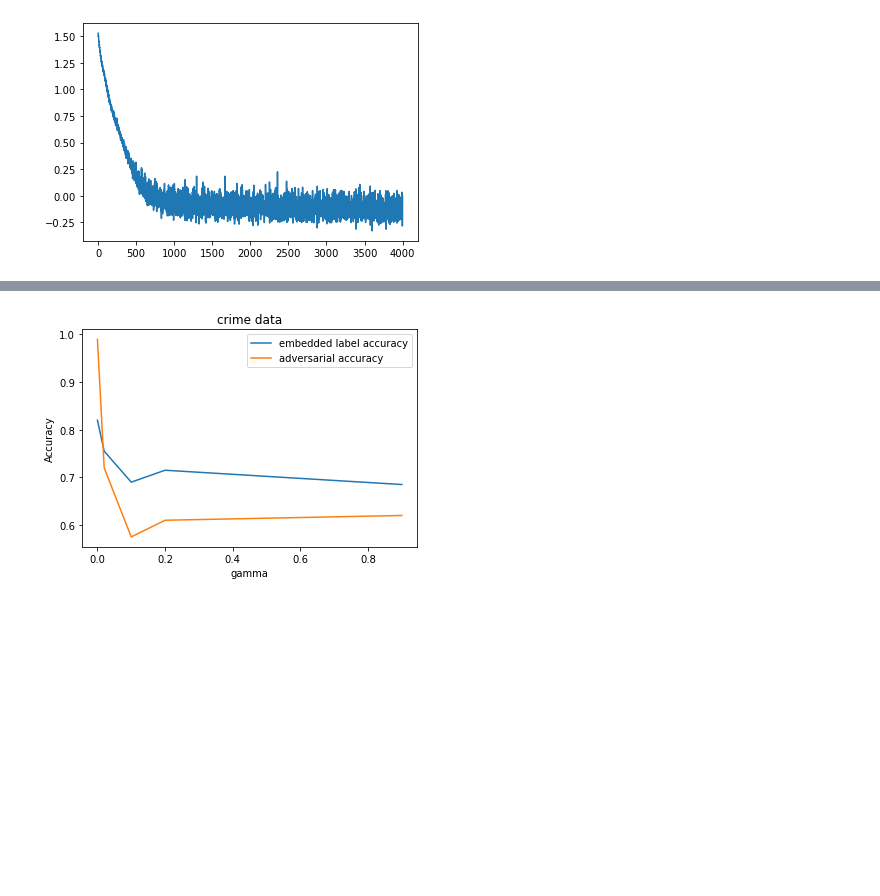
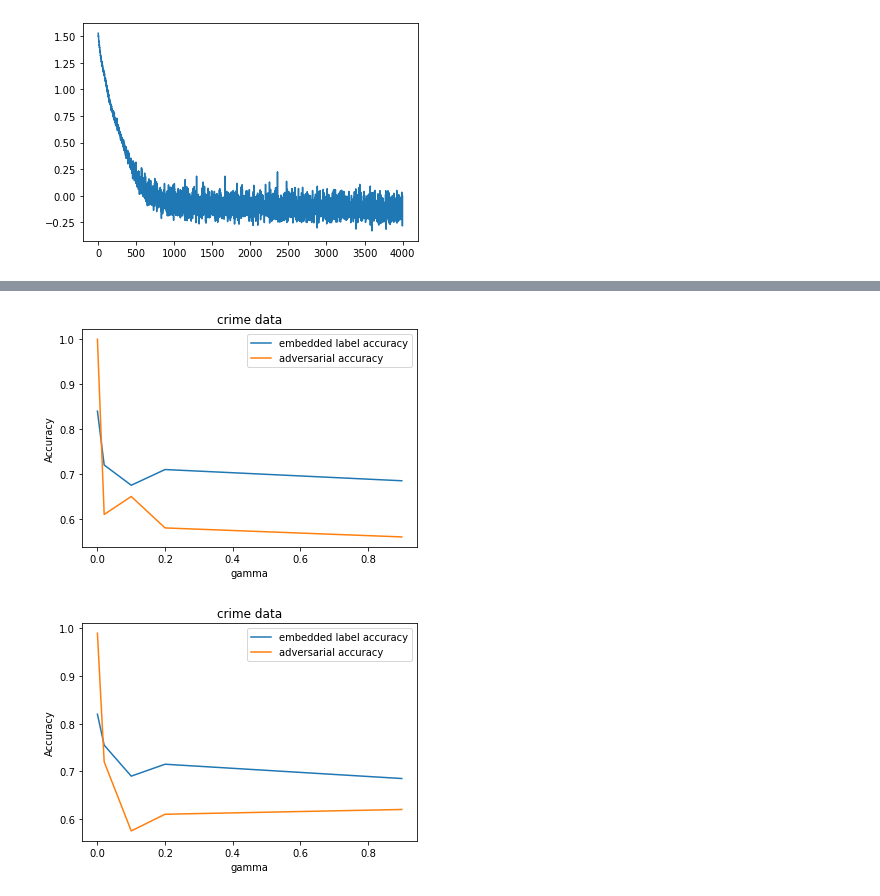
Before and after one commit to jtamanas/FNF4HEP, a Jupyter notebook: CrimeExample.ipynb, the cells around one changed output, grey strips where cells are left out. Saved outputs shown, nothing was run; the diff lists cells and outputs as text; code cells hidden in the pictures; blank space fills up the shorter version.

```diff
--- a/CrimeExample.ipynb
+++ b/CrimeExample.ipynb
@@ -205,19 +207,26 @@ plt.show()
 # %%
 with torch.no_grad():
     embedded_data_train, _ = probability_flow._transform(data_train, context_train)
+    embedded_data_val,_ = probability_flow._transform(data_val, context_val)
     embedded_data_test, _ = probability_flow._transform(data_test, context_test)
 embedded_data_set_labels_train = TensorDataset(embedded_data_train, labels_train.squeeze()) #For label classifier, use data and labels but not context
 embedded_data_generator_labels_train = torch.utils.data.DataLoader(embedded_data_set_labels_train, **params)
 
+embedded_data_set_labels_val = TensorDataset(embedded_data_val, labels_val.squeeze()) #For adversairal classifier, use data and context but not labels
+embedded_data_generator_labels_val = torch.utils.data.DataLoader(embedded_data_set_labels_val, **params)
+
+embedded_data_set_context_val = TensorDataset(embedded_data_val, context_val.squeeze()) #For adversairal classifier, use data and context but not labels
+embedded_data_generator_context_val = torch.utils.data.DataLoader(embedded_data_set_context_val, **params)
+
 embedded_data_set_context_train = TensorDataset(embedded_data_train, context_train.squeeze()) #For adversairal classifier, use data and context but not labels
 embedded_data_generator_context_train = torch.utils.data.DataLoader(embedded_data_set_context_train, **params)
 # %%
 #Get label and adversarial accuracy on embedded data (gamma = 0.5)
 label_classifier = BinaryClassifier(data_dim=embedded_data_train.shape[-1])
-label_classifier.fit(embedded_data_generator_labels_train)
+label_classifier.fit(embedded_data_generator_labels_train, embedded_data_generator_labels_val)
 
 adversarial_classifier = BinaryClassifier(data_dim=embedded_data_train.shape[-1])
-adversarial_classifier.fit(embedded_data_generator_context_train)
+adversarial_classifier.fit(embedded_data_generator_context_train, embedded_data_generator_context_val)
 
 probability_embedded_label_acc = label_classifier.accuracy(embedded_data_test, labels_test.squeeze())
 probability_adv_acc = adversarial_classifier.accuracy(embedded_data_test, context_test.squeeze())
@@ -305,19 +289,26 @@ for prob_flow in prob_flows:
 
     with torch.no_grad():
         embedded_data_train, _ = prob_flow._transform(data_train, context_train)
+        embedded_data_val, _ = prob_flow._transform(data_val, context_val)
         embedded_data_test, _ = prob_flow._transform(data_test, context_test)
 
     embedded_data_set_labels_train = TensorDataset(embedded_data_train, labels_train.squeeze()) #For label classifier, use data and labels but not context
     embedded_data_generator_labels_train = torch.utils.data.DataLoader(embedded_data_set_labels_train, **params)
 
+    embedded_data_set_labels_val = TensorDataset(embedded_data_val, labels_val.squeeze())
+    embedded_data_generator_labels_val = torch.utils.data.DataLoader(embedded_data_set_labels_val, **params)
+
+    embedded_data_set_context_val = TensorDataset(embedded_data_val, context_val.squeeze())
+    embedded_data_generator_context_val = torch.utils.data.DataLoader(embedded_data_set_context_val, **params)
+
     embedded_data_set_context_train = TensorDataset(embedded_data_train, context_train.squeeze()) #For adversairal classifier, use data and context but not labels
     embedded_data_generator_context_train = torch.utils.data.DataLoader(embedded_data_set_context_train, **params)
 
     label_classifier = BinaryClassifier(data_dim=embedded_data_train.shape[-1])
-    label_classifier.fit(embedded_data_generator_labels_train)
+    label_classifier.fit(embedded_data_generator_labels_train, embedded_data_set_labels_val)
 
     adversarial_classifier = BinaryClassifier(data_dim=embedded_data_train.shape[-1])
-    adversarial_classifier.fit(embedded_data_generator_context_train)
+    adversarial_classifier.fit(embedded_data_generator_context_train,embedded_data_set_context_val)
 
     probability_embedded_label_acc = label_classifier.accuracy(embedded_data_test, labels_test.squeeze())
     probability_adv_acc = adversarial_classifier.accuracy(embedded_data_test, context_test.squeeze())
@@ -327,3 +329,19 @@ for prob_flow in prob_flows:
+# %%
+plt.plot(gammas, label_accs, label='embedded label accuracy')
+plt.plot(gammas, adv_accs, label='adversarial accuracy')
+# plt.plot(np.linspace(0,1,10),np.ones(10)*baseline_label_acc, 'k--', label='baseline label accuracy')
+# plt.plot(np.linspace(0,1,10),np.ones(10)*0.62, 'k-.', label='baseline high res label accuracy')
+
+
+plt.xlabel('gamma')
+plt.ylabel('Accuracy')
+
+plt.legend()
+plt.title('crime data')
+# plt.savefig('prob_flow_crime_accuracy.png')
+plt.show()
+# %% [output]
+[figure, added]
 # %%
 plt.plot(gammas, label_accs, label='embedded label accuracy')
 plt.plot(gammas, adv_accs, label='adversarial accuracy')
```
Also changed, not shown: parts of 12 cells of this notebook, 3 other files.
